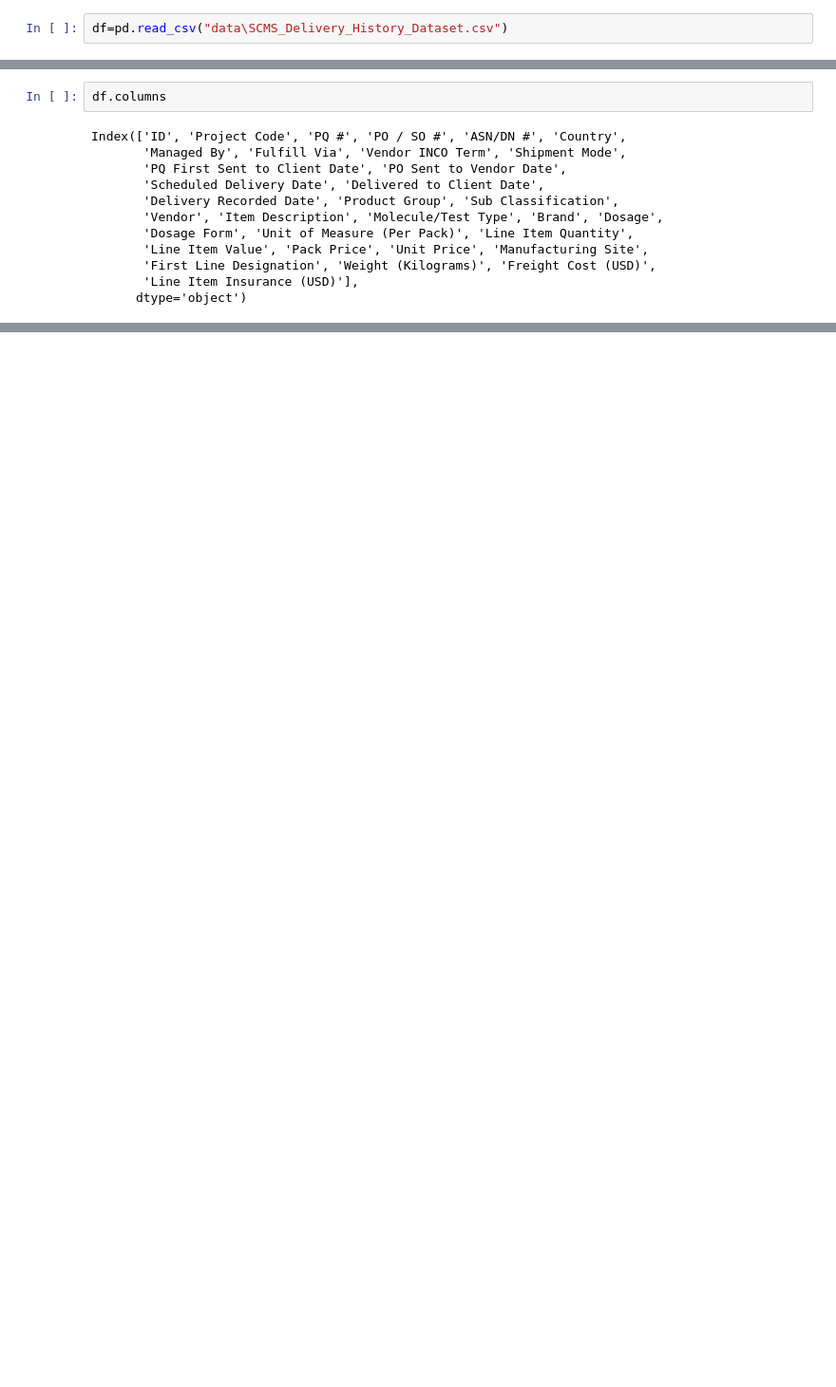
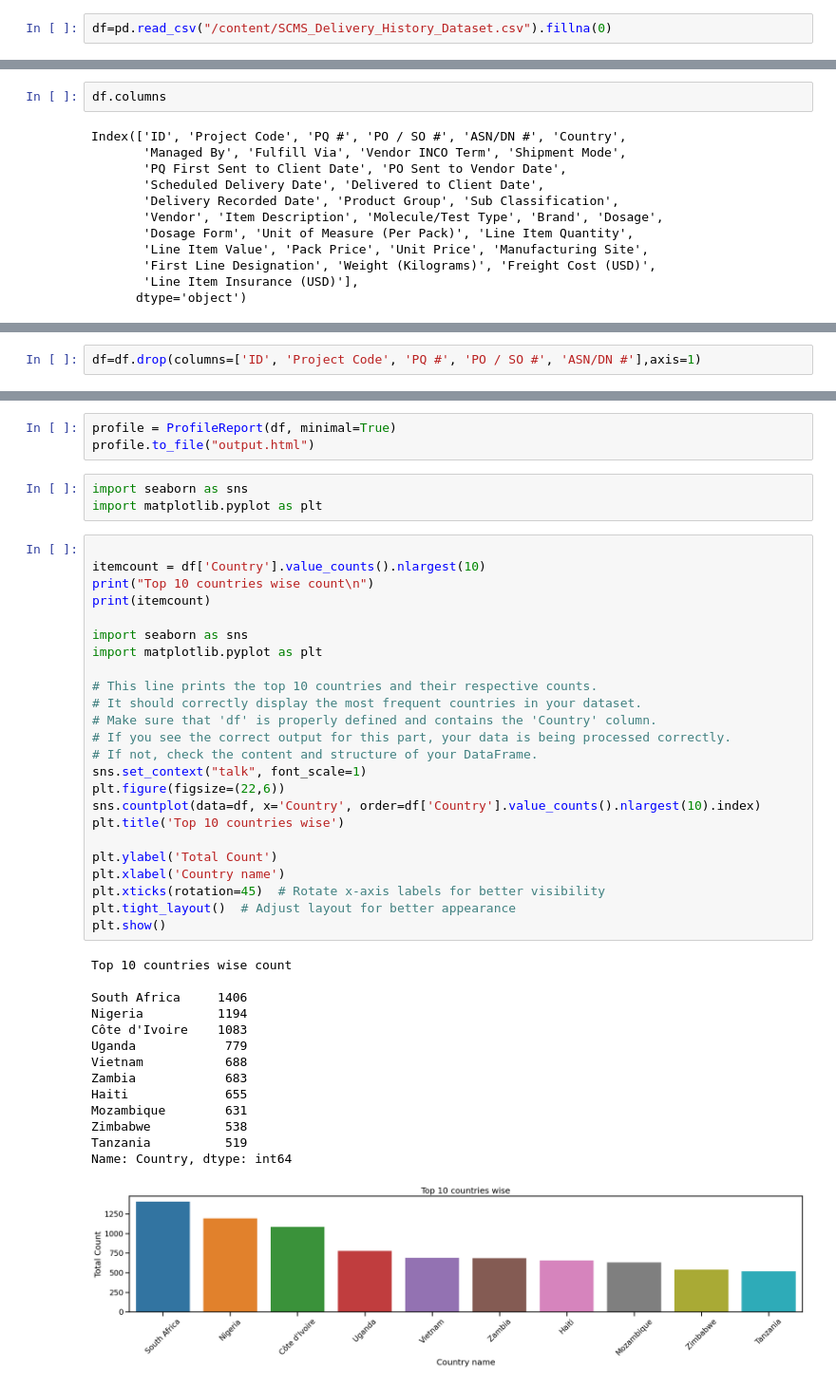
Before and after one commit to abhyudaya29/Consignment_Pricing, a Jupyter notebook: notebook/eda.ipynb, the cells around one changed output, grey strips where cells are left out. Shown at 95% size. Cells and saved outputs as stored; diff of their text form; blank space fills up the shorter version.

```diff
--- a/notebook/eda.ipynb
+++ b/notebook/eda.ipynb
@@ -7,5 +3,5 @@ import seaborn as sns
 # %%
-df=pd.read_csv("data\SCMS_Delivery_History_Dataset.csv")
+df=pd.read_csv("/content/SCMS_Delivery_History_Dataset.csv").fillna(0)
 # %%
 df.head()
 # %% [output]
@@ -32,0 +83,2 @@ Index(['ID', 'Project Code', 'PQ #', 'PO / SO #', 'ASN/DN #', 'Country',
+# %%
+df=df.drop(columns=['ID', 'Project Code', 'PQ #', 'PO / SO #', 'ASN/DN #'],axis=1)
@@ -32,0 +122,45 @@ Index(['ID', 'Project Code', 'PQ #', 'PO / SO #', 'ASN/DN #', 'Country',
+# %%
+profile = ProfileReport(df, minimal=True)
+profile.to_file("output.html")
+# %%
+import seaborn as sns
+import matplotlib.pyplot as plt
+# %%
+
+itemcount = df['Country'].value_counts().nlargest(10)
+print("Top 10 countries wise count\n")
+print(itemcount)
+
+import seaborn as sns
+import matplotlib.pyplot as plt
+
+# This line prints the top 10 countries and their respective counts.
+# It should correctly display the most frequent countries in your dataset.
+# Make sure that 'df' is properly defined and contains the 'Country' column.
+# If you see the correct output for this part, your data is being processed correctly.
+# If not, check the content and structure of your DataFrame.
+sns.set_context("talk", font_scale=1)
+plt.figure(figsize=(22,6))
+sns.countplot(data=df, x='Country', order=df['Country'].value_counts().nlargest(10).index)
+plt.title('Top 10 countries wise')
+
+plt.ylabel('Total Count')
+plt.xlabel('Country name')
+plt.xticks(rotation=45)  # Rotate x-axis labels for better visibility
+plt.tight_layout()  # Adjust layout for better appearance
+plt.show()
+# %% [output]
+Top 10 countries wise count
+
+South Africa     1406
+Nigeria          1194
+Côte d'Ivoire    1083
+Uganda            779
+Vietnam           688
+Zambia            683
+Haiti             655
+Mozambique        631
+Zimbabwe          538
+Tanzania          519
+Name: Country, dtype: int64
+[figure, added]
```
Also changed, not shown: parts of 11 cells of this notebook.
